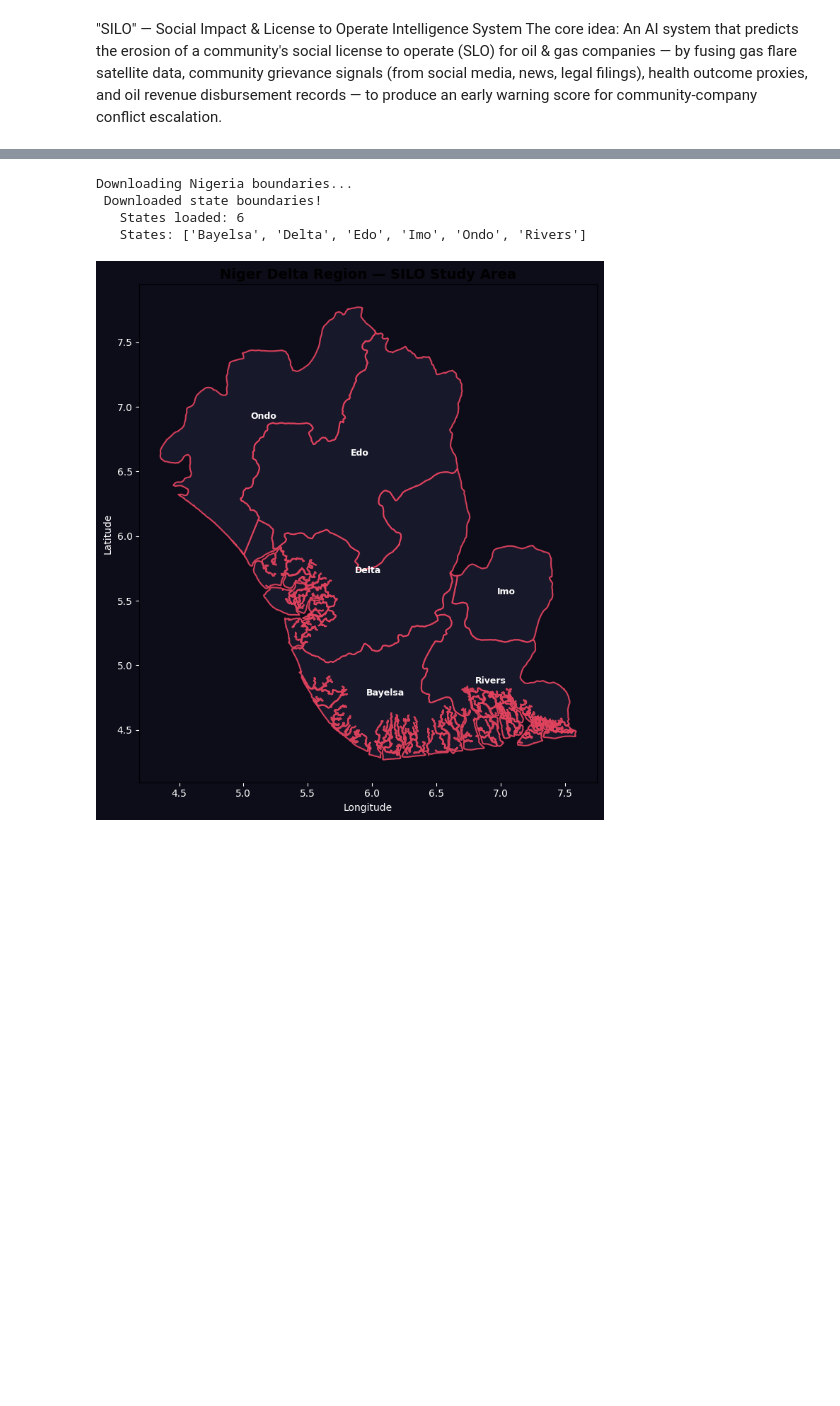
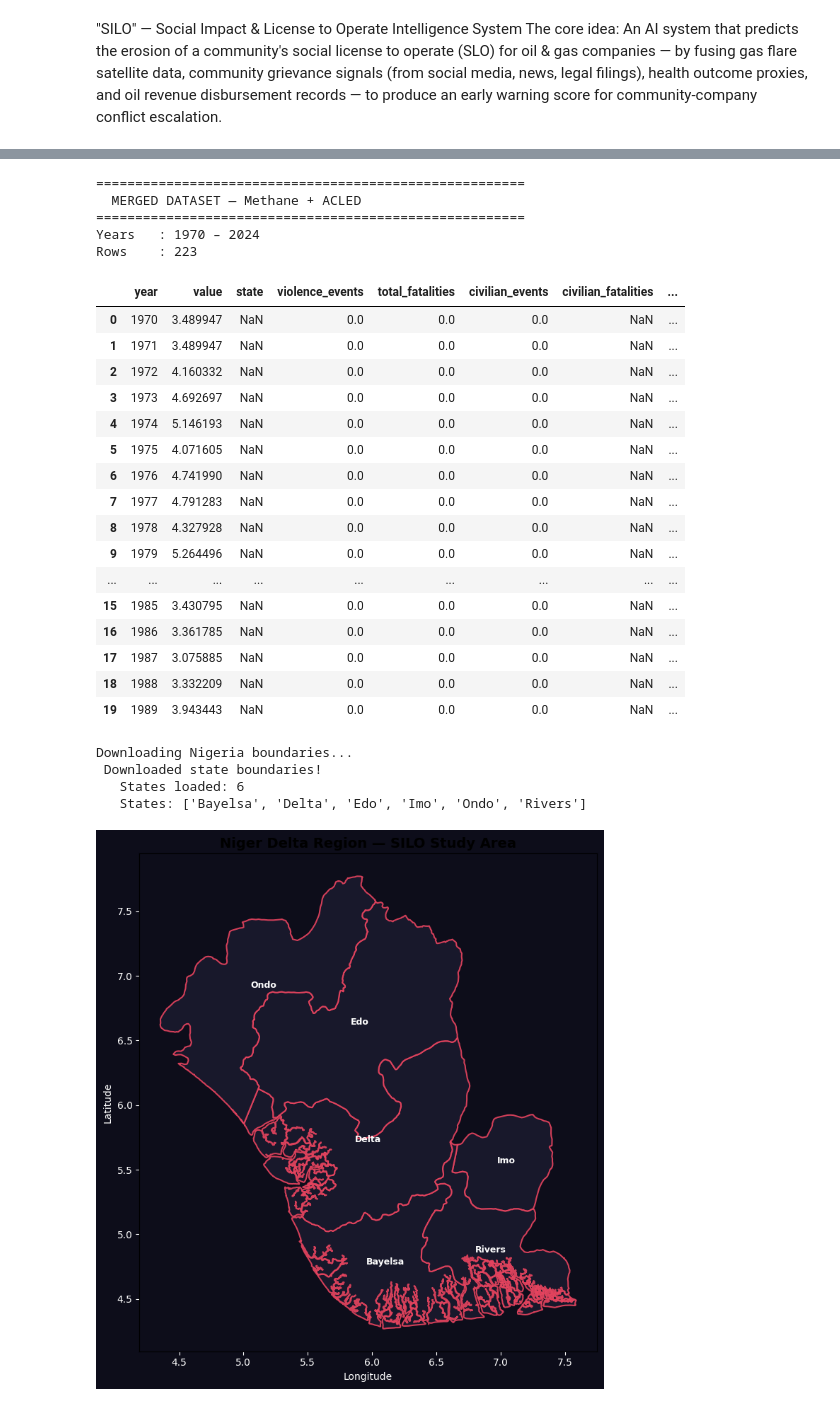
Before and after one commit to Fausty099/SILO-oil-community-risk, a Jupyter notebook: SILO_project.ipynb, the cells around one changed output, grey strips where cells are left out. Drawn from its saved outputs; the diff is of its cells as text; code cells hidden in the pictures; blank space fills up the shorter version.

```diff
--- a/SILO_project.ipynb
+++ b/SILO_project.ipynb
@@ -271,3 +320,45 @@ Preview:
+# %%
+
+# PHASE 1C: Merge Methane Proxy (1970–2024) + ACLED (1997–2024)
+
+
+merged_full = merged.merge(acled_nd, on='year', how='left')
+
+# Fill missing conflict values (pre-1997) with 0
+cols_to_fill = ['violence_events','civilian_events','protests_count',
+                'conflict_events','total_fatalities']
+merged_full[cols_to_fill] = merged_full[cols_to_fill].fillna(0)
+
+print("="*55)
+print("  MERGED DATASET — Methane + ACLED")
+print("="*55)
+print(f"Years   : {merged_full['year'].min()} – {merged_full['year'].max()}")
+print(f"Rows    : {len(merged_full)}")
+print()
+display(merged_full.head(20))   # renders a table
+# %% [output]
+=======================================================
+  MERGED DATASET — Methane + ACLED
+=======================================================
+Years   : 1970 – 2024
+Rows    : 223
+|  | year | value | state | violence_events | total_fatalities | civilian_events | civilian_fatalities | ... |
+| 0 | 1970 | 3.489947 | NaN | 0.0 | 0.0 | 0.0 | NaN | ... |
+| 1 | 1971 | 3.489947 | NaN | 0.0 | 0.0 | 0.0 | NaN | ... |
+| 2 | 1972 | 4.160332 | NaN | 0.0 | 0.0 | 0.0 | NaN | ... |
+| 3 | 1973 | 4.692697 | NaN | 0.0 | 0.0 | 0.0 | NaN | ... |
+| 4 | 1974 | 5.146193 | NaN | 0.0 | 0.0 | 0.0 | NaN | ... |
+| 5 | 1975 | 4.071605 | NaN | 0.0 | 0.0 | 0.0 | NaN | ... |
+| 6 | 1976 | 4.741990 | NaN | 0.0 | 0.0 | 0.0 | NaN | ... |
+| 7 | 1977 | 4.791283 | NaN | 0.0 | 0.0 | 0.0 | NaN | ... |
+| 8 | 1978 | 4.327928 | NaN | 0.0 | 0.0 | 0.0 | NaN | ... |
+| 9 | 1979 | 5.264496 | NaN | 0.0 | 0.0 | 0.0 | NaN | ... |
+| ... | ... | ... | ... | ... | ... | ... | ... | ... |
+| 15 | 1985 | 3.430795 | NaN | 0.0 | 0.0 | 0.0 | NaN | ... |
+| 16 | 1986 | 3.361785 | NaN | 0.0 | 0.0 | 0.0 | NaN | ... |
+| 17 | 1987 | 3.075885 | NaN | 0.0 | 0.0 | 0.0 | NaN | ... |
+| 18 | 1988 | 3.332209 | NaN | 0.0 | 0.0 | 0.0 | NaN | ... |
+| 19 | 1989 | 3.943443 | NaN | 0.0 | 0.0 | 0.0 | NaN | ... |
 # %%
 
 # PHASE 1C: Nigeria LGA Boundaries — GADM Direct Download
```
Also changed, not shown: parts of 18 cells of this notebook.
